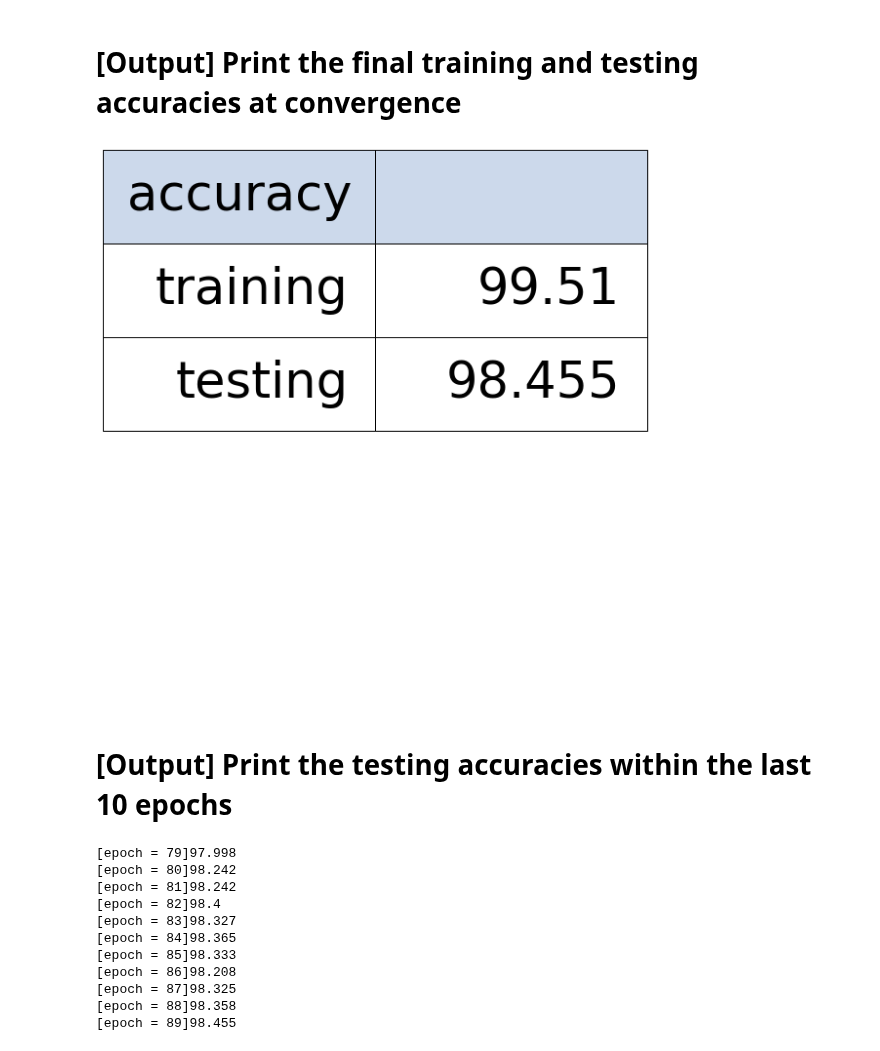
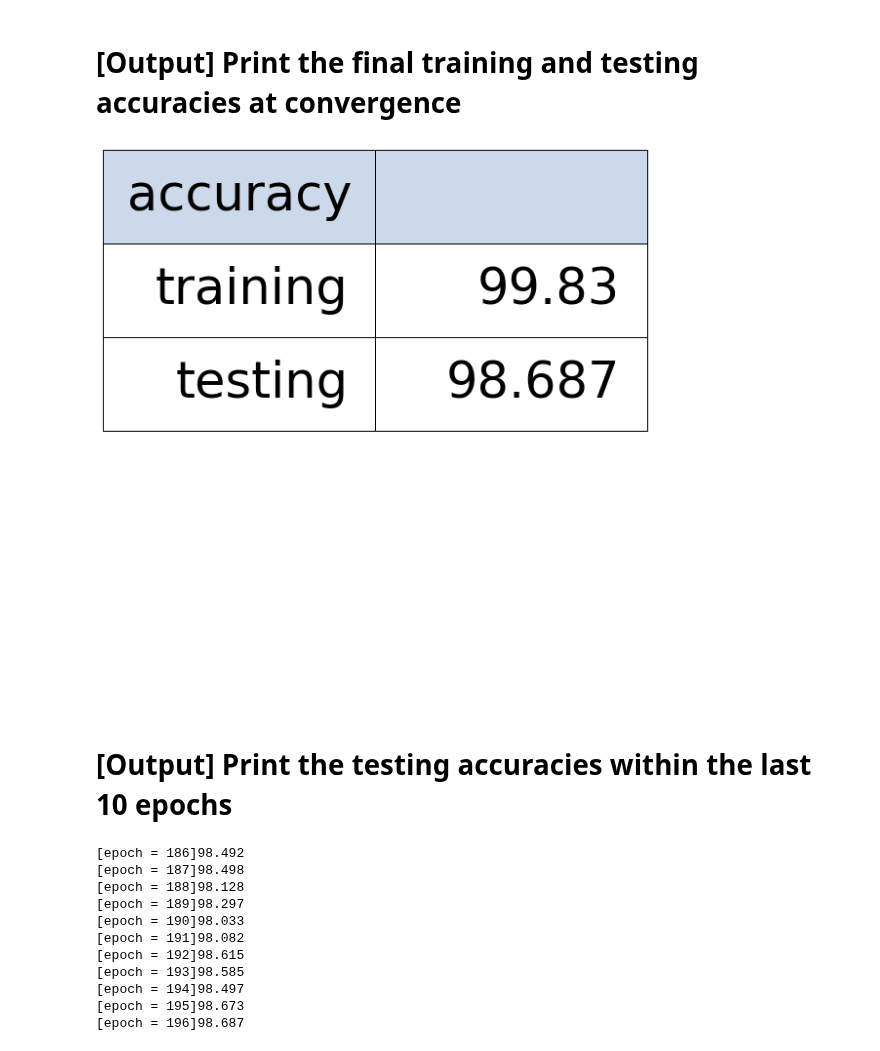
Before and after one commit to thdgmltjd123/MLProject, a Jupyter notebook: Assignment11_20150711.ipynb, the cells around one changed output. Saved outputs shown, nothing was run; the diff lists cells and outputs as text; code cells hidden in the pictures.

Commit message:
a lot of iteration a higher accuracy...

```diff
--- a/Assignment11_20150711.ipynb
+++ b/Assignment11_20150711.ipynb
@@ -153,7 +153,7 @@ def CNN(train_loader, test_loader, epoch, learning_rate, no_cuda = False):
     test_L_iters.append(test_loss)
     accuracy = 100 * test_correct / len(test_loader.dataset)
     test_acc_iters.append(accuracy)
-    if i % 10 == 0:
+    if i % 20 == 0:
       print("progress = {}, current loss = {}, current device = {}".format(100 * i / epoch, train_loss, torch.cuda.get_device_name()))
       print("test loss = {} test accuracy = {}\n".format(test_loss, accuracy))
 
@@ -167,8 +167,8 @@ temp_test = datasets.MNIST(root = data_path, train = True,
 # %%
 # 배치사이즈별 학습
 bs = 1000
-epoch = 100
-learning_rate_value = 0.005
+epoch = 200
+learning_rate_value = 0.003
 no_cuda = False
 # 배치사이즈별 loss and accuracy
 batch_train_loss = []
@@ -265,34 +265,34 @@ table.scale(2,8)
 # **[Output] Print the final training and testing accuracies at convergence**
 # %%
 columns = ["accuracy"," "]
-cellText = [["training", round(batch_train_accuracy[0][89],3)],
-            ["testing", round(batch_test_accuracy[0][89],3)]]
+cellText = [["training", round(batch_train_accuracy[0][196],3)],
+            ["testing", round(batch_test_accuracy[0][196],3)]]
 colors = ["#ccd9eb","#ccd9eb"]
 fig, ax = plt.subplots(figsize = (5,5))
 plt.axis("off")
 table = ax.table(cellText = cellText,
                  colLabels = columns,
                  colColours = colors,
                  loc = "top"
                  )
 table.set_fontsize(100)
 table.scale(2,8)
 # %% [output]
-[figure, old version]
+[figure, new version]
 # %% [markdown]
 # **[Output] Print the testing accuracies within the last 10 epochs**
 # %%
-for i in range(79,90):
+for i in range(186,197):
   print("[epoch = {}]{}".format(i,round(batch_test_accuracy[0][i],3)))
 # %% [output]
-[epoch = 79]97.998
-[epoch = 80]98.242
-[epoch = 81]98.242
-[epoch = 82]98.4
-[epoch = 83]98.327
-[epoch = 84]98.365
-[epoch = 85]98.333
-[epoch = 86]98.208
-[epoch = 87]98.325
-[epoch = 88]98.358
-[epoch = 89]98.455
+[epoch = 186]98.492
+[epoch = 187]98.498
+[epoch = 188]98.128
+[epoch = 189]98.297
+[epoch = 190]98.033
+[epoch = 191]98.082
+[epoch = 192]98.615
+[epoch = 193]98.585
+[epoch = 194]98.497
+[epoch = 195]98.673
+[epoch = 196]98.687
```
Also changed, not shown: parts of 5 cells of this notebook.
